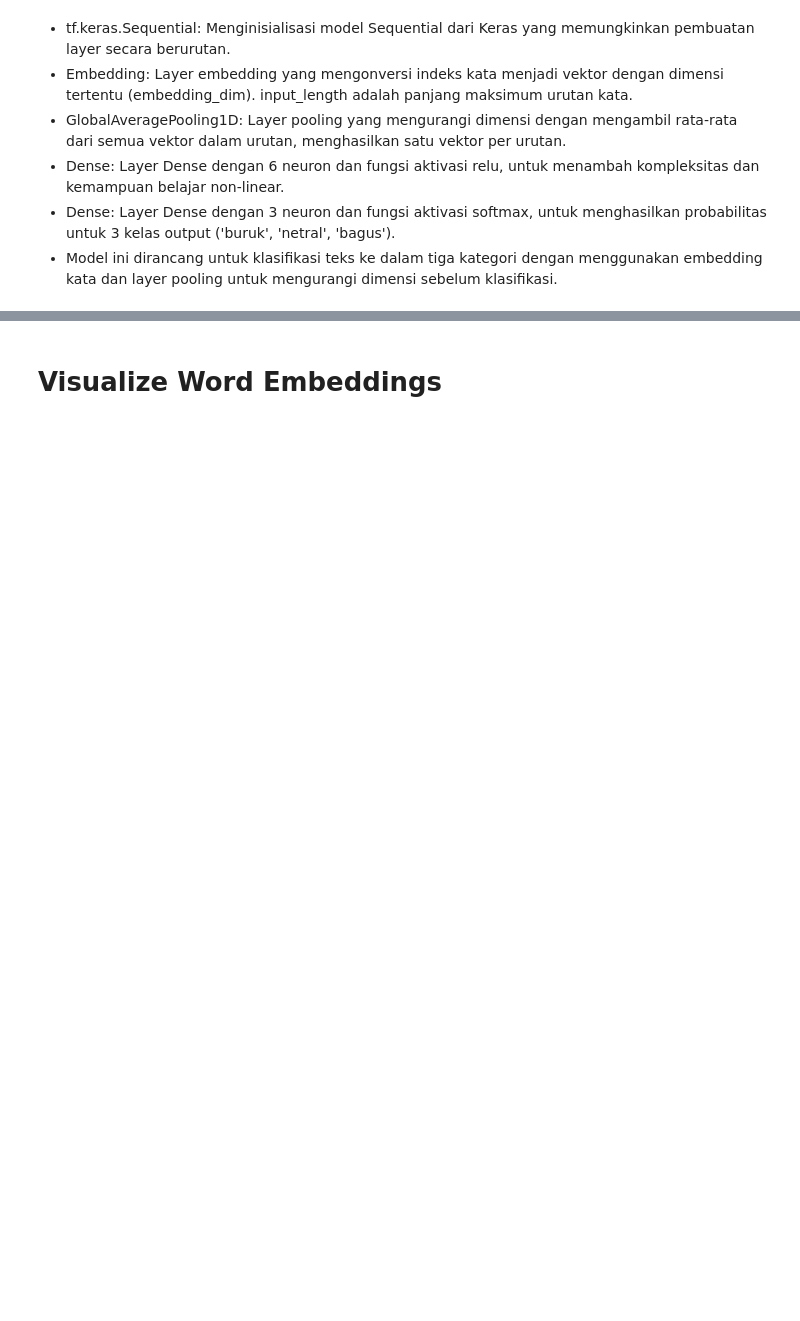
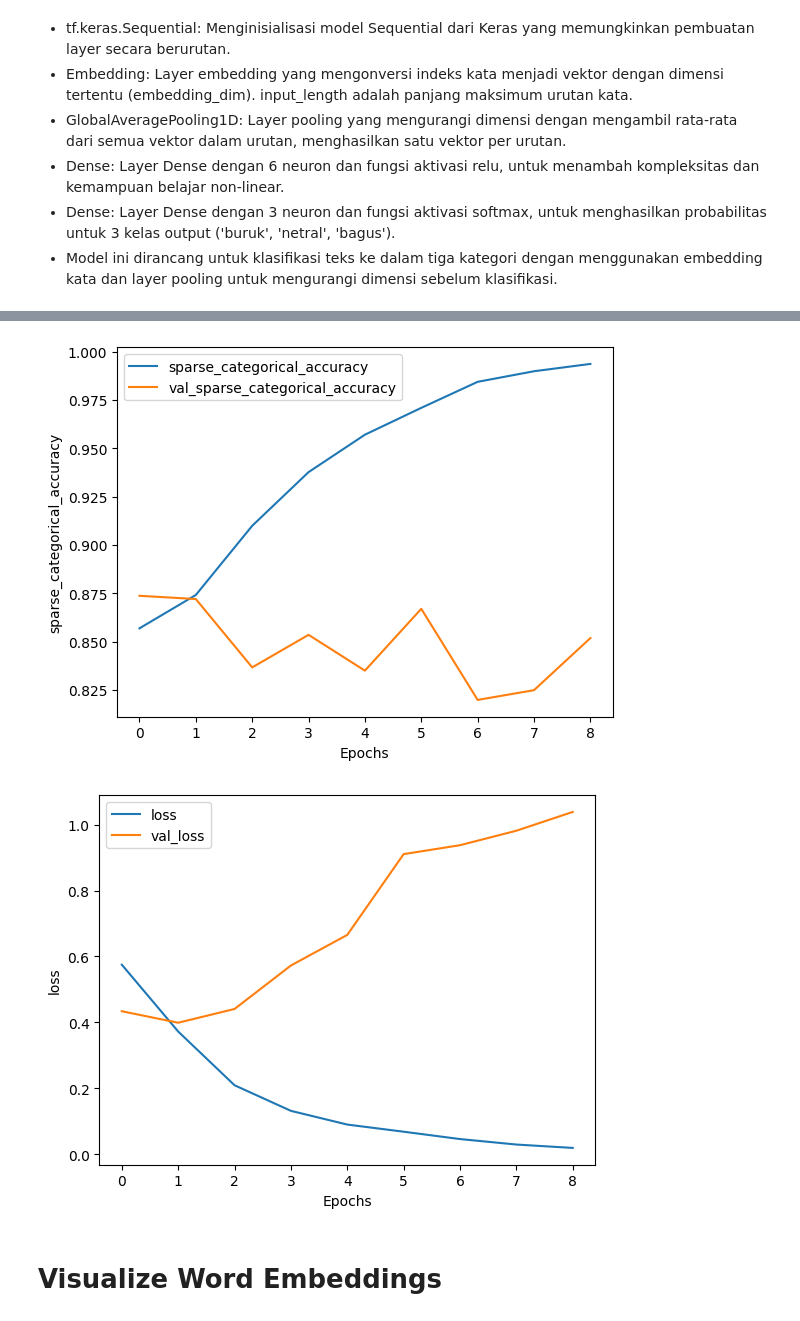
Before and after one commit to Alanjamlu34/Web-Scraping-IMDB-Movie-Reviews, a Jupyter notebook: Analisis_Review.ipynb, the cells around one changed output, grey strips where cells are left out. Saved outputs shown, nothing was run; the diff lists cells and outputs as text; code cells hidden in the pictures; blank space fills up the shorter version.

```diff
--- a/Analisis_Review.ipynb
+++ b/Analisis_Review.ipynb
@@ -202,0 +251,8 @@ Epoch 14/100
+# %%
+# Setup the training parameters
+model2.compile(loss='sparse_categorical_crossentropy',
+              optimizer='adam',
+              metrics=['sparse_categorical_accuracy'])
+
+# Train the model
+history2 = model2.fit(train_padded, training_labels_final, epochs=100, validation_data=(test_padded, testing_labels_final), verbose=2, callbacks = [early_stop])
@@ -203,3 +298,21 @@ Epoch 14/100
+# %%
+import matplotlib.pyplot as plt
+
+# Plot utility
+def plot_graphs(history, string):
+  plt.plot(history2.history[string])
+  plt.plot(history2.history['val_'+string])
+  plt.xlabel("Epochs")
+  plt.ylabel(string)
+  plt.legend([string, 'val_'+string])
+  plt.show()
+
+# Plot the accuracy and results
+plot_graphs(history2, "sparse_categorical_accuracy")
+plot_graphs(history2, "loss")
+# %% [output]
+[figure, added]
+[figure, added]
 # %% [markdown]
 # Visualize Word Embeddings
 # %%
```
Also changed, not shown: parts of 19 cells of this notebook.
